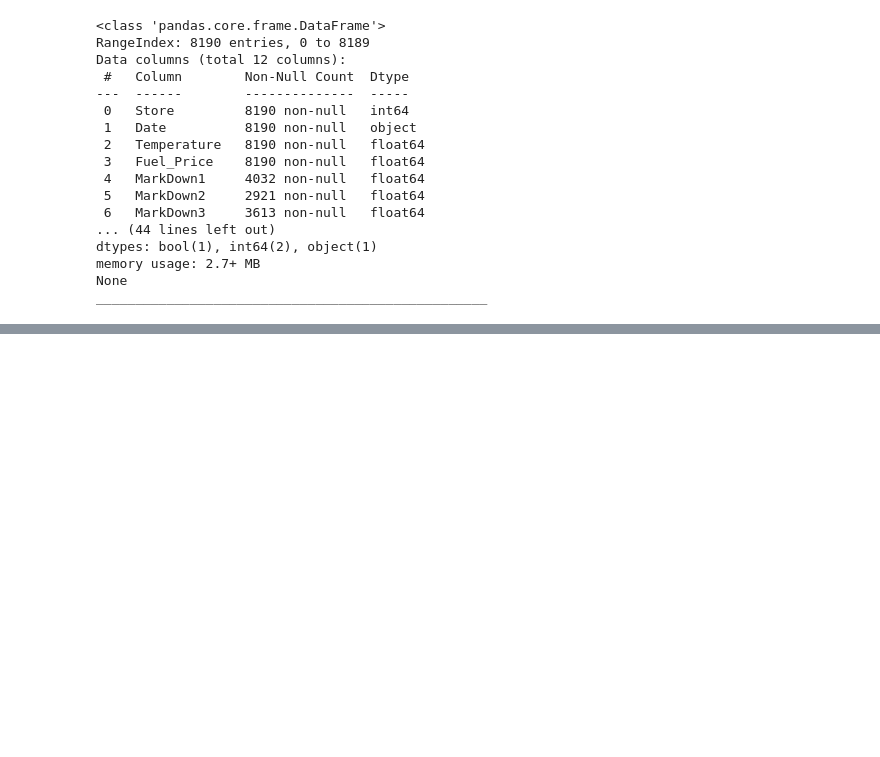
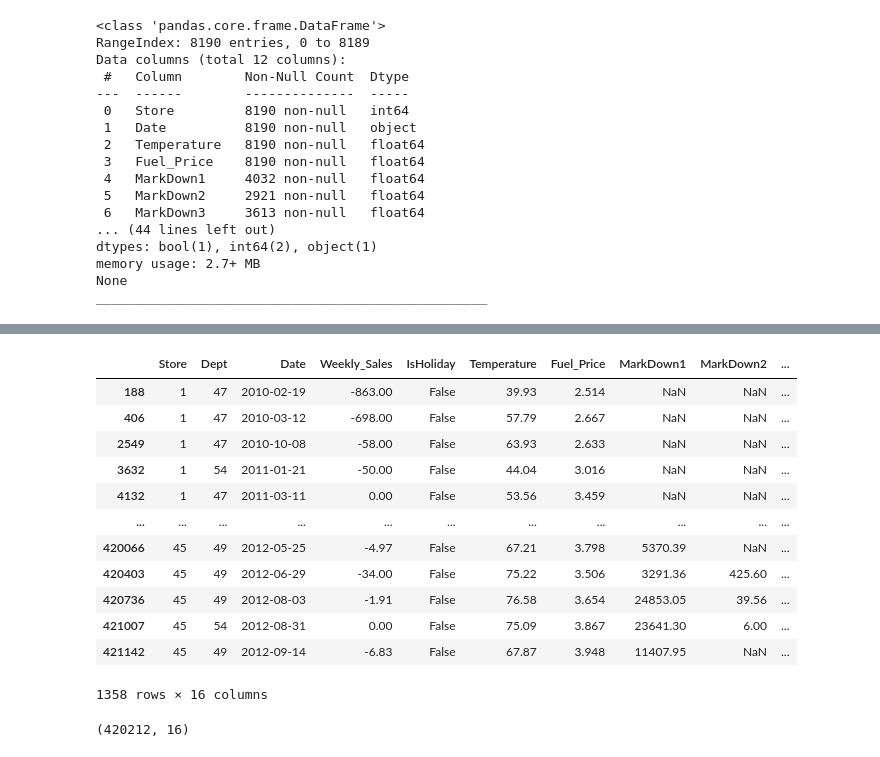
Before and after one commit to abideen-olawuwo/walmart-sales-forcast, a Jupyter notebook: walmart.ipynb, the cells around one changed output, grey strips where cells are left out. Drawn from its saved outputs; the diff is of its cells as text; code cells hidden in the pictures; blank space fills up the shorter version.

```diff
--- a/walmart.ipynb
+++ b/walmart.ipynb
@@ -115,0 +150,17 @@ NameError: name 'df_train' is not defined
+# %%
+# Check For weeks with No sales which is an error
+df.loc[df['Weekly_Sales']<=0]
+# %% [output]
+|  | Store | Dept | Date | Weekly_Sales | IsHoliday | Temperature | Fuel_Price | MarkDown1 | MarkDown2 | ... |
+| 188 | 1 | 47 | 2010-02-19 | -863.00 | False | 39.93 | 2.514 | NaN | NaN | ... |
+| 406 | 1 | 47 | 2010-03-12 | -698.00 | False | 57.79 | 2.667 | NaN | NaN | ... |
+| 2549 | 1 | 47 | 2010-10-08 | -58.00 | False | 63.93 | 2.633 | NaN | NaN | ... |
+| 3632 | 1 | 54 | 2011-01-21 | -50.00 | False | 44.04 | 3.016 | NaN | NaN | ... |
+| 4132 | 1 | 47 | 2011-03-11 | 0.00 | False | 53.56 | 3.459 | NaN | NaN | ... |
+| ... | ... | ... | ... | ... | ... | ... | ... | ... | ... | ... |
+| 420066 | 45 | 49 | 2012-05-25 | -4.97 | False | 67.21 | 3.798 | 5370.39 | NaN | ... |
+| 420403 | 45 | 49 | 2012-06-29 | -34.00 | False | 75.22 | 3.506 | 3291.36 | 425.60 | ... |
+| 420736 | 45 | 49 | 2012-08-03 | -1.91 | False | 76.58 | 3.654 | 24853.05 | 39.56 | ... |
+| 421007 | 45 | 54 | 2012-08-31 | 0.00 | False | 75.09 | 3.867 | 23641.30 | 6.00 | ... |
+| 421142 | 45 | 49 | 2012-09-14 | -6.83 | False | 67.87 | 3.948 | 11407.95 | NaN | ... |
+1358 rows × 16 columns
@@ -115,0 +170,4 @@ NameError: name 'df_train' is not defined
+# %%
+df.shape
+# %% [output]
+(420212, 16)
```
Also changed, not shown: parts of 18 cells of this notebook.
